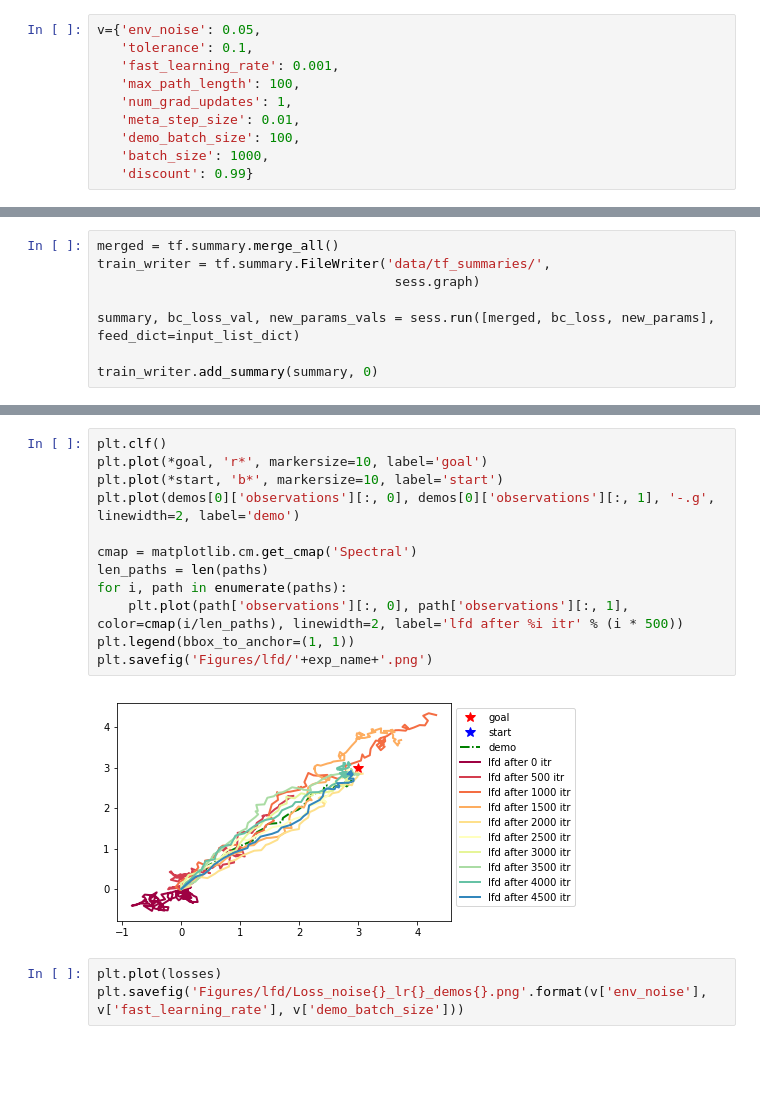
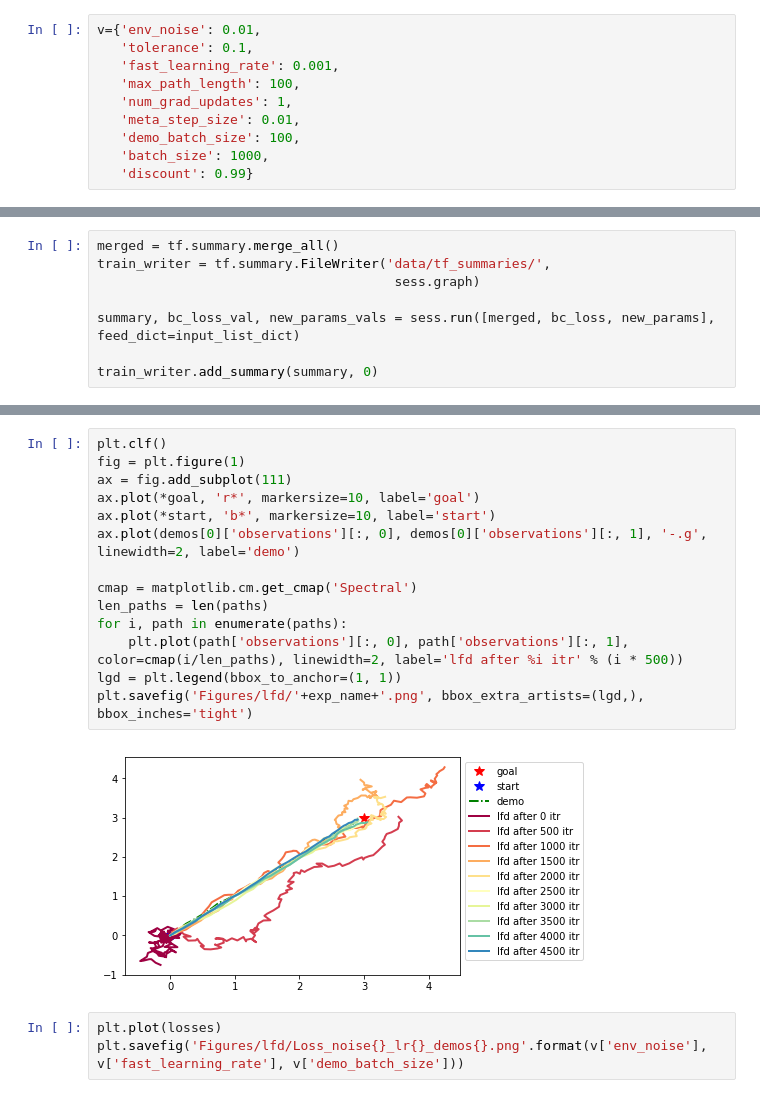
Before and after one commit to GrayOwlShuck/rllab, a Jupyter notebook: scratch_notebooks/check_grads_bc.ipynb, the cells around one changed output, grey strips where cells are left out. Saved outputs shown, nothing was run; the diff lists cells and outputs as text; blank space fills up the shorter version.

Commit message:
lfd_grad figures

```diff
--- a/scratch_notebooks/check_grads_bc.ipynb
+++ b/scratch_notebooks/check_grads_bc.ipynb
@@ -33,7 +33,7 @@ or matplotlib.backends is imported for the first time.
 
   warnings.warn(_use_error_msg)
 # %%
-v={'env_noise': 0.05,
+v={'env_noise': 0.01,
    'tolerance': 0.1,
    'fast_learning_rate': 0.001,
    'max_path_length': 100,
@@ -195,17 +177,19 @@ Loss after update 4500: -2.614258
 # %%
 plt.clf()
-plt.plot(*goal, 'r*', markersize=10, label='goal')
-plt.plot(*start, 'b*', markersize=10, label='start')
-plt.plot(demos[0]['observations'][:, 0], demos[0]['observations'][:, 1], '-.g', linewidth=2, label='demo')
+fig = plt.figure(1)
+ax = fig.add_subplot(111)
+ax.plot(*goal, 'r*', markersize=10, label='goal')
+ax.plot(*start, 'b*', markersize=10, label='start')
+ax.plot(demos[0]['observations'][:, 0], demos[0]['observations'][:, 1], '-.g', linewidth=2, label='demo')
 
 cmap = matplotlib.cm.get_cmap('Spectral')
 len_paths = len(paths)
 for i, path in enumerate(paths):
     plt.plot(path['observations'][:, 0], path['observations'][:, 1], color=cmap(i/len_paths), linewidth=2, label='lfd after %i itr' % (i * 500))
-plt.legend(bbox_to_anchor=(1, 1))
-plt.savefig('Figures/lfd/'+exp_name+'.png')
+lgd = plt.legend(bbox_to_anchor=(1, 1))
+plt.savefig('Figures/lfd/'+exp_name+'.png', bbox_extra_artists=(lgd,), bbox_inches='tight')
 # %% [output]
-[figure, old version]
+[figure, new version]
 # %%
 plt.plot(losses)
 plt.savefig('Figures/lfd/Loss_noise{}_lr{}_demos{}.png'.format(v['env_noise'], v['fast_learning_rate'], v['demo_batch_size']))
```
Also changed, not shown: parts of 3 cells of this notebook, 13 other files.
